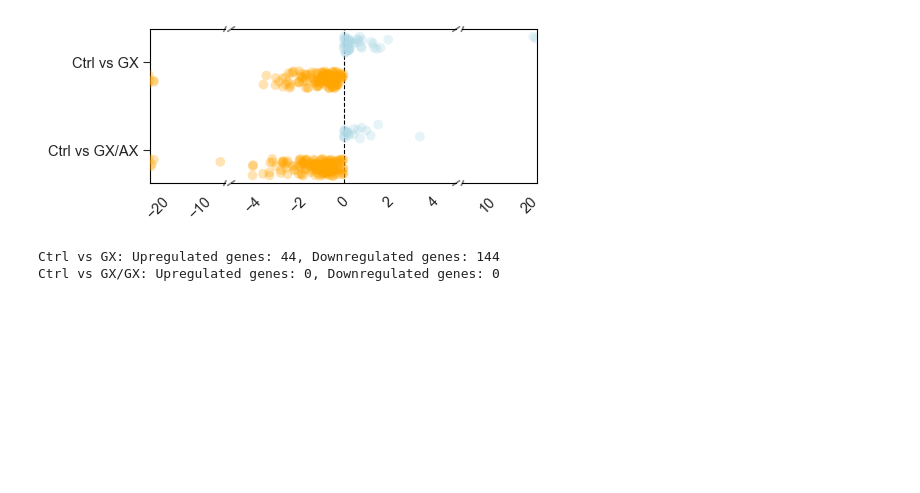
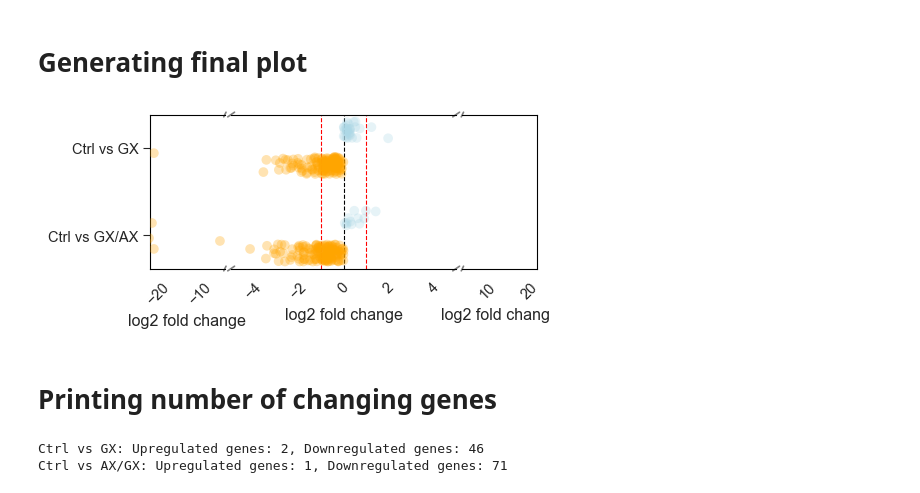
Before and after one commit to Andoniadou-Lab/consensus_pituitary_atlas, a Jupyter notebook: Fig_3/gonadectomy.ipynb, the cells around one changed output. Saved outputs shown, nothing was run; the diff lists cells and outputs as text; code cells hidden in the pictures; blank space fills up the shorter version.

```diff
--- a/Fig_3/gonadectomy.ipynb
+++ b/Fig_3/gonadectomy.ipynb
@@ -203,6 +211,7 @@ Passing `palette` without assigning `hue` is deprecated and will be removed in v
 # %%
 # get all male-biased genes
-sex_biased="/Users/k23030440/Library/CloudStorage/OneDrive-King'sCollegeLondon/PhD/Year_two/Aim 1/epitome/data/sex_dimorphism/v_0.01/sexually_dimorphic_genes.csv"
+import pandas as pd
+sex_biased="/Users/k23030440/epitome_code/epitome/data/sex_dimorphism/v_0.02/sexually_dimorphic_genes.csv"
 sex_biased_df = pd.read_csv(sex_biased)
 #sex is male and occurs is < 4 and
 sex_biased_df = sex_biased_df[(sex_biased_df['sex'] == 'male') & (sex_biased_df['occurs'] < 4)& (sex_biased_df["cell_type"] == 'Stem_cells')]
@@ -253,12 +284,13 @@ See the caveats in the documentation: https://pandas.pydata.org/pandas-docs/stab
 # %%
 combined_df = pd.concat([results1, results2])
+# %% [markdown]
+# Generating final plot
 # %%
 # Define color based on log fold changes
 combined_df['Color'] = combined_df['logfoldchanges'].apply(
     lambda x: 'orange' if x < 0 else 'lightblue'
 )
 
-# --- 2. SETUP BROKEN AXES SUBPLOTS ---
 # Use gridspec_kw to assign width ratios (middle section is wider)
 # wspace=0.05 keeps the subplots very close to each other
 f, (ax_left, ax_middle, ax_right) = plt.subplots(
@@ -268,12 +300,10 @@ f, (ax_left, ax_middle, ax_right) = plt.subplots(
     gridspec_kw={'width_ratios': [1, 3, 1], 'wspace': 0.05}
 )
 
-# --- 3. THRESHOLD DATA FOR EACH AXIS ---
 left = combined_df[(combined_df['logfoldchanges'] < -5)|(combined_df['logfoldchanges'] > 5)] # Use -4 as cut-off for the left extreme
 right = combined_df[(combined_df['logfoldchanges'] > 5)|(combined_df['logfoldchanges'] < -5)] # Use 4 as cut-off for the right extreme
 middle = combined_df[(combined_df['logfoldchanges'] >= -5) & (combined_df['logfoldchanges'] <= 5)]
 
-# --- 4. PLOTTING ON RESPECTIVE AXES ---
 
 # Define a common plotting function
 def plot_strips(ax, data, title):
@@ -291,7 +321,8 @@ def plot_strips(ax, data, title):
         legend=False # We will handle a single legend later
     )
     ax.set_title(title, fontsize=10)
-    ax.set_xlabel(None) # Remove x-labels for now
+    ax.set_xlabel('log2 fold change') # Remove x-labels for now
+
 
 # Plot Left Extreme
 plot_strips(ax_left, left, '')
@@ -317,12 +348,10 @@ ax_right.set_ylabel(None)
 ax_right.tick_params(axis='y', which='both', left=False, labelleft=False)
 ax_right.tick_params(axis='x', rotation=45)
 
-# --- 5. DRAW BREAK LINES (THE DIAGONALS) ---
 d = 0.015  # Size of the break line
 line_color = 'gray'
 line_style = '-'
 
-# Break 1: Between ax_left and ax_middle (right side of ax_left, left side of ax_middle)
 # ax_left break (Top and Bottom Right)
 ax_left.plot([1 - d, 1 + d], [1 - d, 1 + d], transform=ax_left.transAxes, color=line_color, linestyle=line_style, clip_on=False)
 ax_left.plot([1 - d, 1 + d], [-d, +d], transform=ax_left.transAxes, color=line_color, linestyle=line_style, clip_on=False)
@@ -330,48 +359,52 @@ ax_left.plot([1 - d, 1 + d], [-d, +d], transform=ax_left.transAxes, color=line_c
 # ax_middle break (Top and Bottom Left)
 ax_middle.plot([-d, +d], [1 - d, 1 + d], transform=ax_middle.transAxes, color=line_color, linestyle=line_style, clip_on=False)
 ax_middle.plot([-d, +d], [-d, +d], transform=ax_middle.transAxes, color=line_color, linestyle=line_style, clip_on=False)
 
-
-# Break 2: Between ax_middle and ax_right (right side of ax_middle, left side of ax_right)
 # ax_middle break (Top and Bottom Right)
 ax_middle.plot([1 - d, 1 + d], [1 - d, 1 + d], transform=ax_middle.transAxes, color=line_color, linestyle=line_style, clip_on=False)
 ax_middle.plot([1 - d, 1 + d], [-d, +d], transform=ax_middle.transAxes, color=line_color, linestyle=line_style, clip_on=False)
+
+#in middle plot add dotted vertical line at 2 and -2
+ax_middle.axvline(x=1, color='red', linestyle='--', linewidth=0.8)
+ax_middle.axvline(x=-1, color='red', linestyle='--', linewidth=0.8)
 
 # ax_right break (Top and Bottom Left)
 ax_right.plot([-d, +d], [1 - d, 1 + d], transform=ax_right.transAxes, color=line_color, linestyle=line_style, clip_on=False)
 ax_right.plot([-d, +d], [-d, +d], transform=ax_right.transAxes, color=line_color, linestyle=line_style, clip_on=False)
 
 #vertical line at 0
 ax_middle.axvline(x=0, color='black', linestyle='--', linewidth=0.8)
 
 # Set a single, common X-axis label centered under the middle plot
 f.supxlabel(r'', fontsize=12)
 ax_left.set_ylabel('', fontsize=12)
 
 # Create a single legend from the middle axis
 handles, labels = ax_middle.get_legend_handles_labels()
 f.suptitle('', fontsize=14, y=0.98)
 
 
 #add to /Users/k23030440/Library/CloudStorage/OneDrive-King\'sCollegeLondon/PhD/Year_two/Aim\ 1/gonadectomy_analysis
 plt.savefig("/Users/k23030440/Library/CloudStorage/OneDrive-King'sCollegeLondon/PhD/Year_two/Aim 1/gonadectomy_analysis/broken_axis_logfc_stem_cells.svg", format='svg', dpi=300, bbox_inches='tight')
 plt.savefig("/Users/k23030440/Library/CloudStorage/OneDrive-King'sCollegeLondon/PhD/Year_two/Aim 1/gonadectomy_analysis/broken_axis_logfc_stem_cells.png", format='png', dpi=300, bbox_inches='tight')
 
 plt.show()
 # %% [output]
-[figure, old version]
+[figure, new version]
-# %%
-#print how many down and up
-dataset1 = combined_df[combined_df['Category'] == 'Ctrl vs GX']
-num_up_1 = (dataset1['logfoldchanges'] >= 0).sum()
-num_down_1 = (dataset1['logfoldchanges'] < 0).sum()
-
-dataset2 = combined_df[combined_df['Category'] == 'Ctrl vs GX/GX']
-num_up_2 = (dataset2['logfoldchanges'] >= 0).sum()
-num_down_2 = (dataset2['logfoldchanges'] < 0).sum()
-
-print (f"Ctrl vs GX: Upregulated genes: {num_up_1}, Downregulated genes: {num_down_1}")
-print (f"Ctrl vs GX/GX: Upregulated genes: {num_up_2}, Downregulated genes: {num_down_2}")
-# %% [output]
-Ctrl vs GX: Upregulated genes: 44, Downregulated genes: 144
-Ctrl vs GX/GX: Upregulated genes: 0, Downregulated genes: 0
+# %% [markdown]
+# Printing number of changing genes
+# %%
+#print how many down and up
+dataset1 = combined_df[combined_df['Category'] == 'Ctrl vs GX']
+num_up_1 = (dataset1['logfoldchanges'] >= 1).sum()
+num_down_1 = (dataset1['logfoldchanges'] < -1).sum()
+
+dataset2 = combined_df[combined_df['Category'] == 'Ctrl vs GX/AX']
+num_up_2 = (dataset2['logfoldchanges'] >= 1).sum()
+num_down_2 = (dataset2['logfoldchanges'] < -1).sum()
+
+print (f"Ctrl vs GX: Upregulated genes: {num_up_1}, Downregulated genes: {num_down_1}")
+print (f"Ctrl vs AX/GX: Upregulated genes: {num_up_2}, Downregulated genes: {num_down_2}")
+# %% [output]
+Ctrl vs GX: Upregulated genes: 2, Downregulated genes: 46
+Ctrl vs AX/GX: Upregulated genes: 1, Downregulated genes: 71
```
Also changed, not shown: parts of 8 cells of this notebook, 49 other files.
